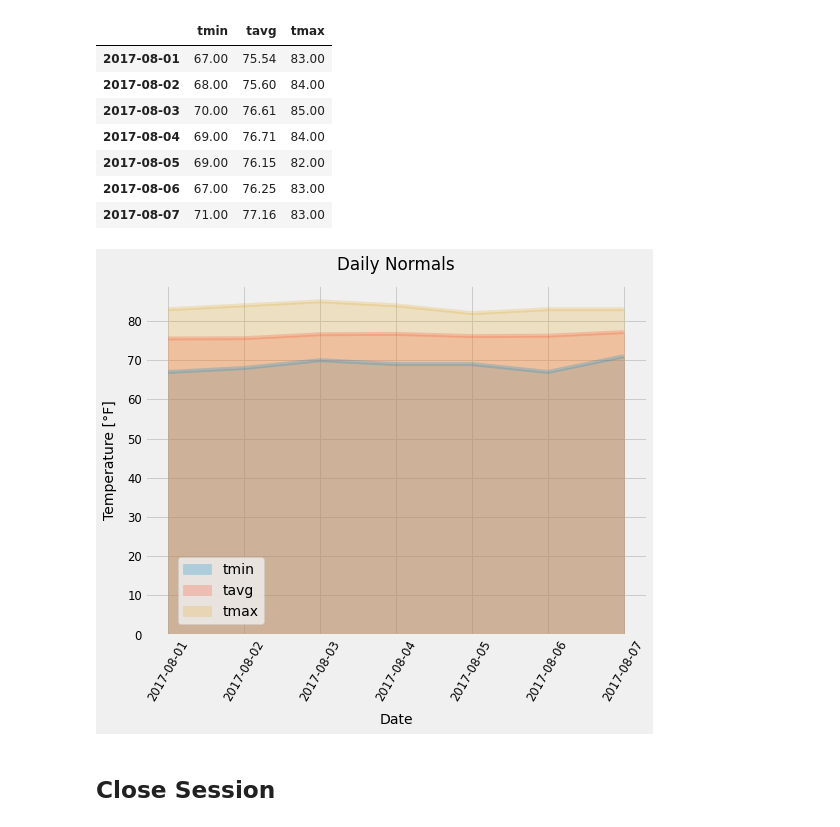
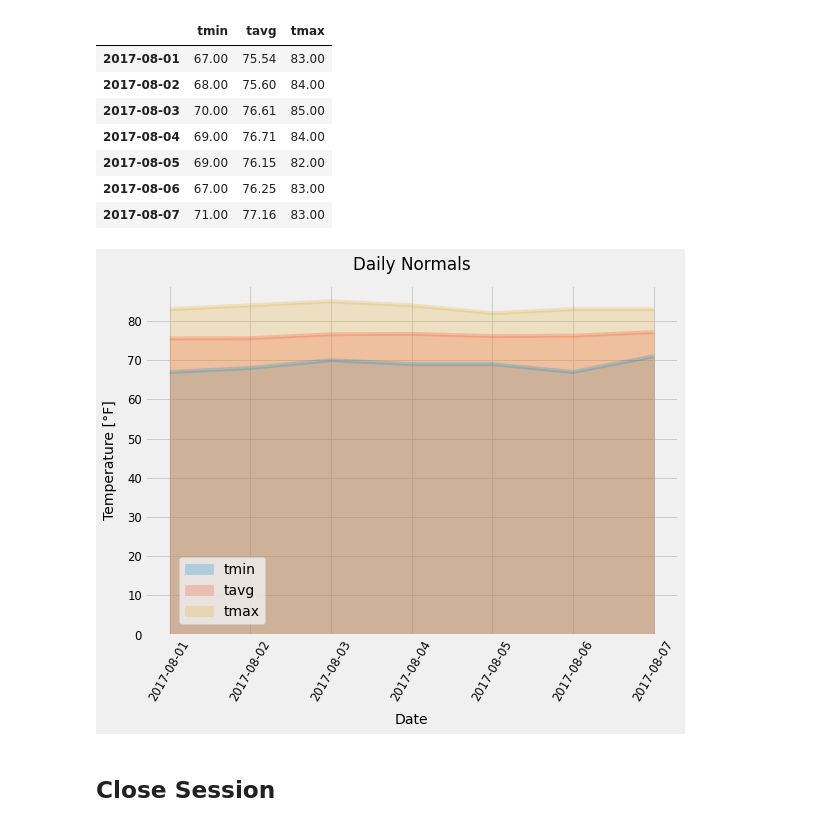
Before and after one commit to rperezme-data/DAB_H10_SQLAlchemy-challenge, a Jupyter notebook: ClimateSQLAlchemy/4_Temperature_Analysis_2.ipynb, the cells around one changed output. Cells and saved outputs as stored; diff of their text form; code cells hidden in the pictures.

```diff
--- a/ClimateSQLAlchemy/4_Temperature_Analysis_2.ipynb
+++ b/ClimateSQLAlchemy/4_Temperature_Analysis_2.ipynb
@@ -206,25 +206,25 @@ normals_df.style.format('{:.2f}')
 | 2017-08-07 | 71.00 | 77.16 | 83.00 |
 # %%
 ## Plot daily normals as an area plot (stacked=False)
-normals_df.plot(figsize=(8,6), kind='area', stacked=False, alpha=0.25, rot=90)
+normals_df.plot(figsize=(8.5,6), kind='area', stacked=False, alpha=0.25, rot=90)
 
 ## Set plot title and labels
 plt.title("Daily Normals", pad=15, fontsize="large")
 plt.xlabel("Date", labelpad=10, fontsize="medium")
 plt.ylabel("Temperature [°F]", labelpad=10, fontsize="medium")
 
 ## Format ticks
 plt.xticks(rotation=60, fontsize="small")
 plt.yticks(fontsize="small")
 
 ## Set legend
 plt.legend(loc='lower left', bbox_to_anchor=(0.05,0.01))
 
 ## Save & Display plot
 plt.savefig('Images/Daily_Normals.png', bbox_inches='tight')
 plt.show()
 # %% [output]
-[figure, old version]
+[figure, new version]
 # %% [markdown]
 ## Close Session
 # %%
```
Also changed, not shown: 1 other file.
